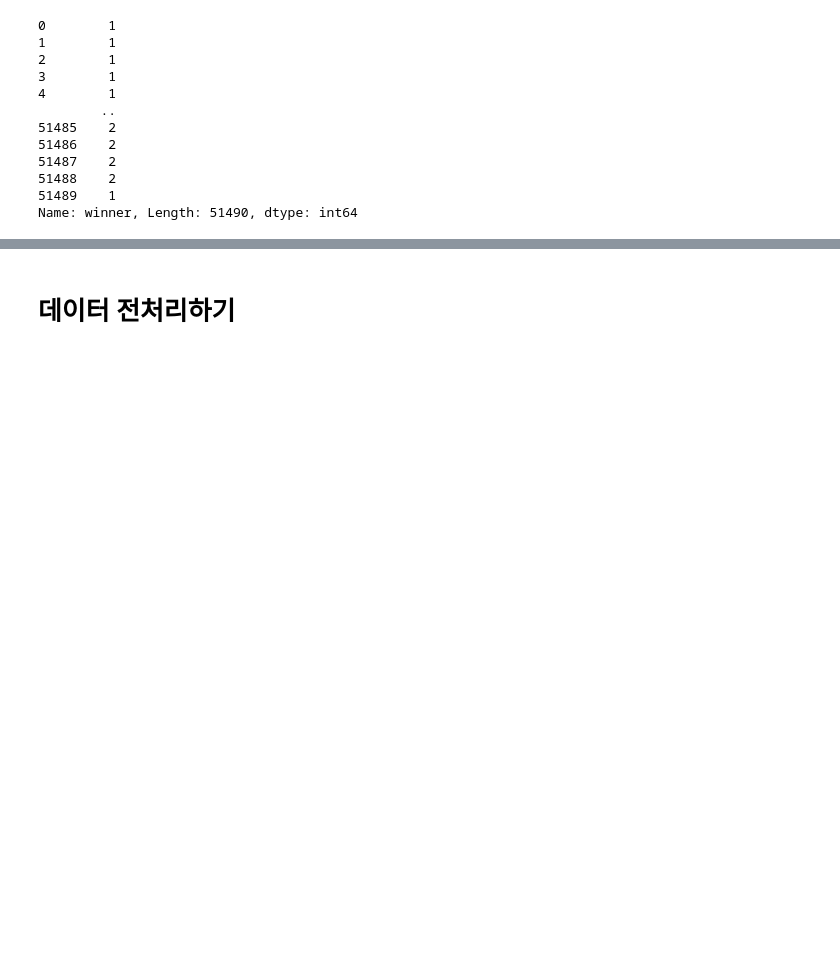
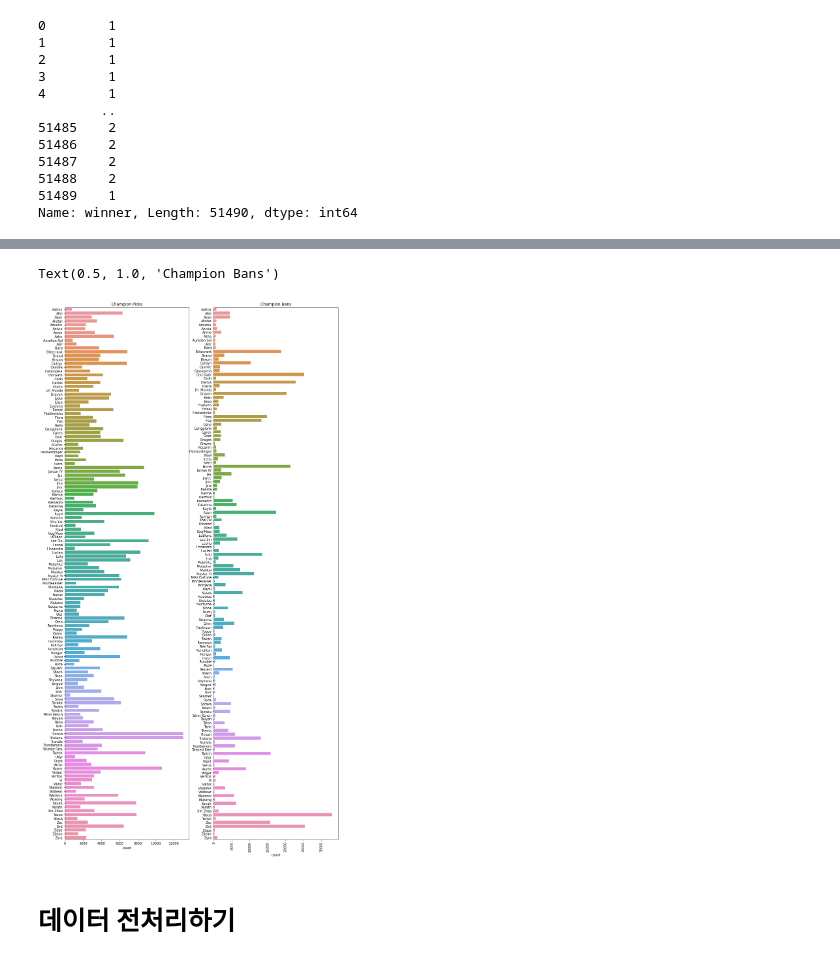
Before and after one commit to youngwoo3283/project2-section02, a Jupyter notebook: project2.ipynb, the cells around one changed output, grey strips where cells are left out. Saved outputs shown, nothing was run; the diff lists cells and outputs as text; code cells hidden in the pictures; blank space fills up the shorter version.

```diff
--- a/project2.ipynb
+++ b/project2.ipynb
@@ -100,0 +167,6 @@ Name: winner, Length: 51490, dtype: int64
+# %%
+for c in champCols:
+    data_game2[c] = data_game2[c].apply(lambda x: idToName(x, champInfo))
+
+for c in banCols:
+    data_game2[c] = data_game2[c].apply(lambda x: idToName(x, champInfo))
@@ -100,0 +191,3 @@ Name: winner, Length: 51490, dtype: int64
+# %%
+champInfo.set_index(['name'],inplace=True)
+champInfo.head()
@@ -100,0 +202,4 @@ Name: winner, Length: 51490, dtype: int64
+# %%
+for col in champCols:
+    data_game2[col + '_tags'] = data_game2[col].apply(lambda x: getTag(x, champInfo))
+data_game2.head()
@@ -101,3 +214,22 @@ Name: winner, Length: 51490, dtype: int64
+# %%
+sumPicks = pd.concat([data_game2['t1_champ1id'],data_game2['t1_champ2id'],data_game2['t1_champ3id'],data_game2['t1_champ4id'],data_game2['t1_champ5id'],
+                      data_game2['t2_champ1id'],data_game2['t2_champ2id'],data_game2['t2_champ3id'],data_game2['t2_champ4id'],data_game2['t2_champ5id']],
+                      ignore_index=True)
+sortedPicks = sorted(sumPicks)
+sumBans = pd.concat([data_game2['t1_ban1'],data_game2['t1_ban2'],data_game2['t1_ban3'],data_game2['t1_ban4'],data_game2['t1_ban5'],
+                     data_game2['t2_ban1'],data_game2['t2_ban2'],data_game2['t2_ban3'],data_game2['t2_ban4'],data_game2['t2_ban5']],
+                     ignore_index=True)
+sortedBans = sorted(sumBans)
+# %%
+fig, (ax1, ax2) = plt.subplots(ncols=2, sharey=False, figsize=(15,30))
+plt.xticks(rotation=90)
+sns.countplot(y=sortedPicks, data=data_game2, ax=ax1)
+sns.countplot(y=sortedBans, data=data_game2, ax=ax2)
+ax1.set_title('Champion Picks')
+ax2.set_title('Champion Bans')
+# %% [output]
+Text(0.5, 1.0, 'Champion Bans')
+[figure, added]
 # %% [markdown]
 # 데이터 전처리하기
 # %% [markdown]
```
Also changed, not shown: parts of 30 cells of this notebook.
